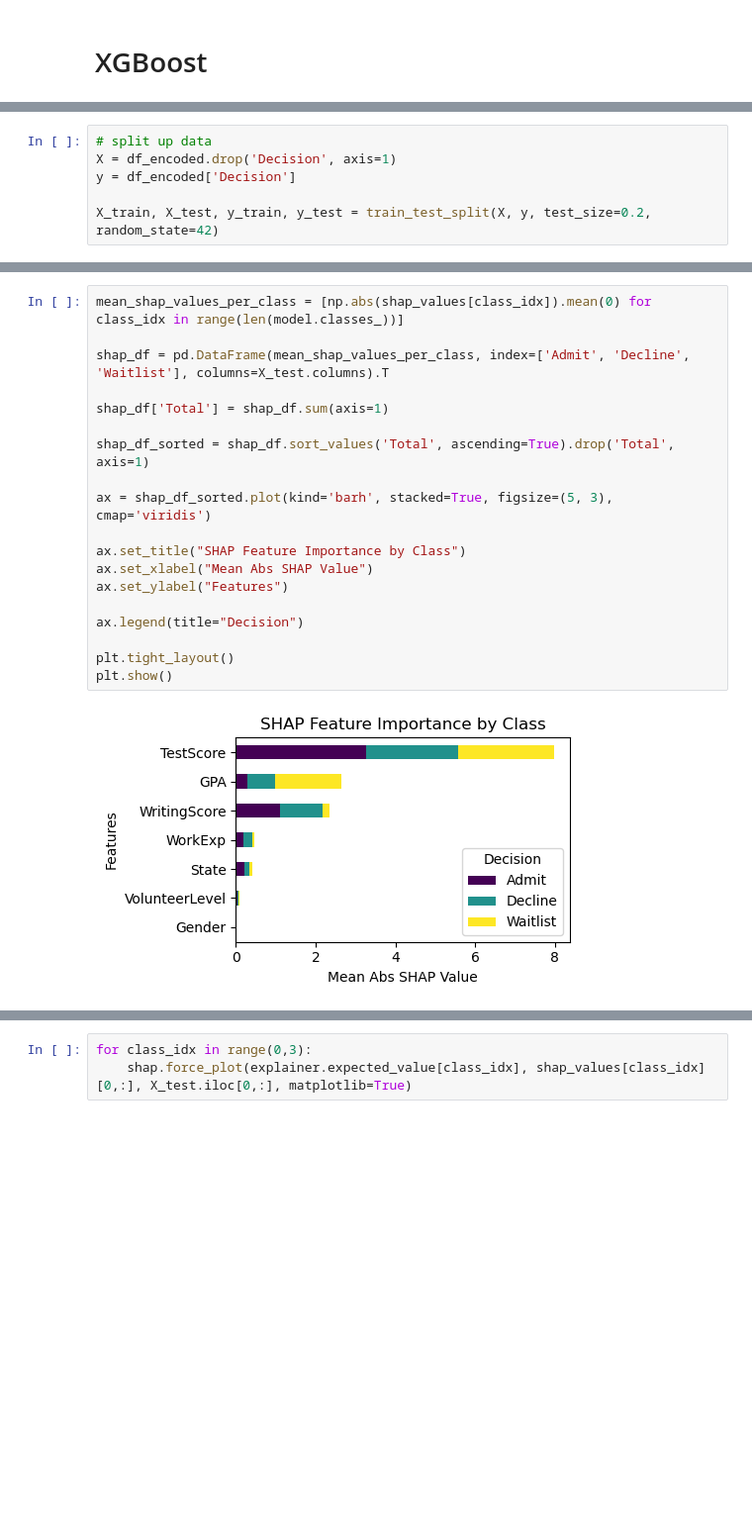
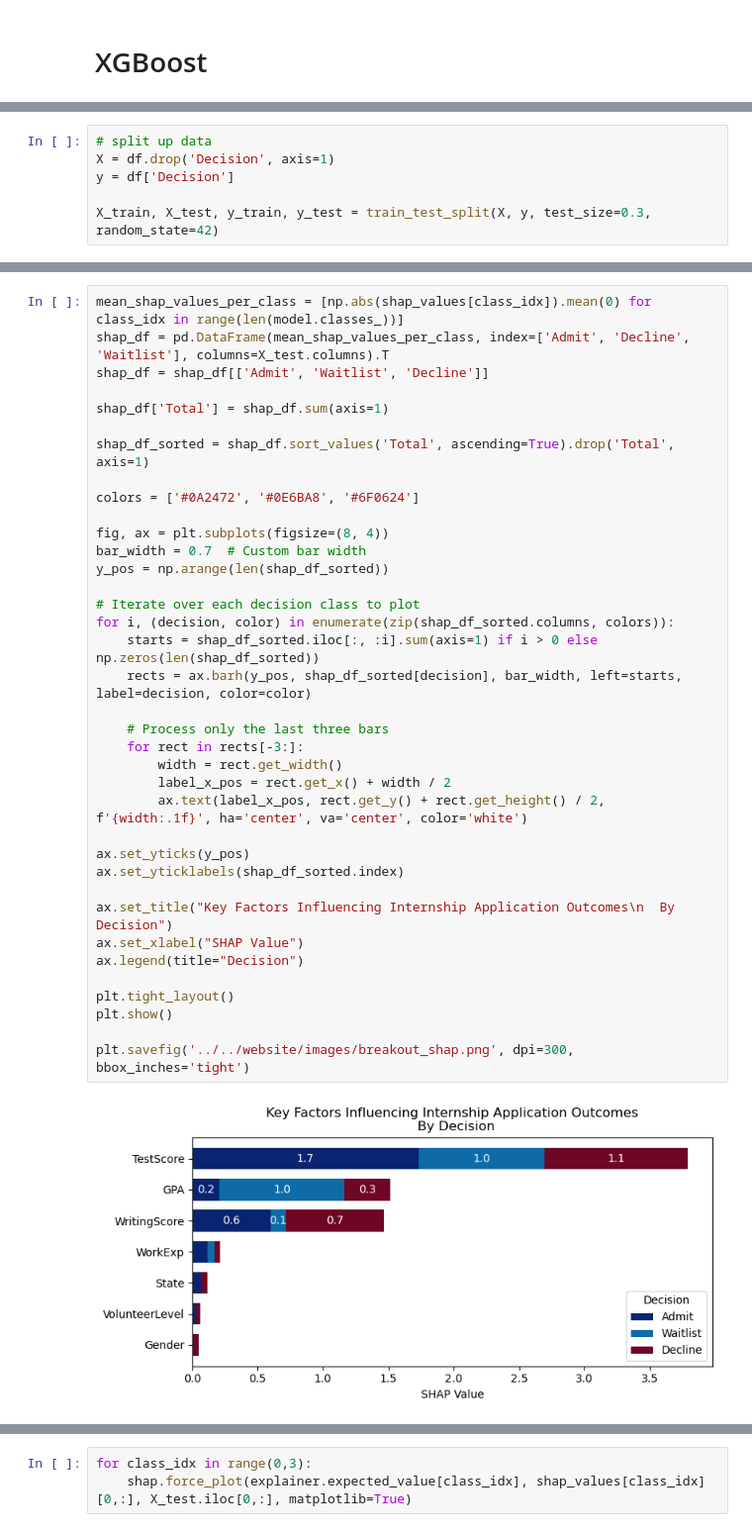
Before and after one commit to ad1589/dsan-5900.github.io, a Jupyter notebook: code/amelia_xgboost/xgboost.ipynb, the cells around one changed output, grey strips where cells are left out. Shown at 99% size. Drawn from its saved outputs; the diff is of its cells as text; blank space fills up the shorter version.

Commit message:
adding shap to index

```diff
--- a/code/amelia_xgboost/xgboost.ipynb
+++ b/code/amelia_xgboost/xgboost.ipynb
@@ -415,6 +417,6 @@ df_encoded.head()
 # %%
 # split up data
-X = df_encoded.drop('Decision', axis=1)
-y = df_encoded['Decision']
+X = df.drop('Decision', axis=1)
+y = df['Decision']
 
-X_train, X_test, y_train, y_test = train_test_split(X, y, test_size=0.2, random_state=42)
+X_train, X_test, y_train, y_test = train_test_split(X, y, test_size=0.3, random_state=42)
@@ -513,21 +542,39 @@ plt.show()
 # %%
 mean_shap_values_per_class = [np.abs(shap_values[class_idx]).mean(0) for class_idx in range(len(model.classes_))]
-
 shap_df = pd.DataFrame(mean_shap_values_per_class, index=['Admit', 'Decline', 'Waitlist'], columns=X_test.columns).T
+shap_df = shap_df[['Admit', 'Waitlist', 'Decline']]
 
 shap_df['Total'] = shap_df.sum(axis=1)
 
 shap_df_sorted = shap_df.sort_values('Total', ascending=True).drop('Total', axis=1)
 
-ax = shap_df_sorted.plot(kind='barh', stacked=True, figsize=(5, 3), cmap='viridis')
+colors = ['#0A2472', '#0E6BA8', '#6F0624']
 
-ax.set_title("SHAP Feature Importance by Class")
-ax.set_xlabel("Mean Abs SHAP Value")
-ax.set_ylabel("Features")
+fig, ax = plt.subplots(figsize=(8, 4))
+bar_width = 0.7  # Custom bar width
+y_pos = np.arange(len(shap_df_sorted))
 
+# Iterate over each decision class to plot
+for i, (decision, color) in enumerate(zip(shap_df_sorted.columns, colors)):
+    starts = shap_df_sorted.iloc[:, :i].sum(axis=1) if i > 0 else np.zeros(len(shap_df_sorted))
+    rects = ax.barh(y_pos, shap_df_sorted[decision], bar_width, left=starts, label=decision, color=color)
+
+    # Process only the last three bars
+    for rect in rects[-3:]:
+        width = rect.get_width()
+        label_x_pos = rect.get_x() + width / 2
+        ax.text(label_x_pos, rect.get_y() + rect.get_height() / 2, f'{width:.1f}', ha='center', va='center', color='white')
+
+ax.set_yticks(y_pos)
+ax.set_yticklabels(shap_df_sorted.index)
+
+ax.set_title("Key Factors Influencing Internship Application Outcomes\n  By Decision")
+ax.set_xlabel("SHAP Value")
 ax.legend(title="Decision")
 
 plt.tight_layout()
 plt.show()
+
+plt.savefig('../../website/images/breakout_shap.png', dpi=300, bbox_inches='tight')
 # %% [output]
-[figure, old version]
+[figure, new version]
```
Also changed, not shown: parts of 13 cells of this notebook, 8 other files.
